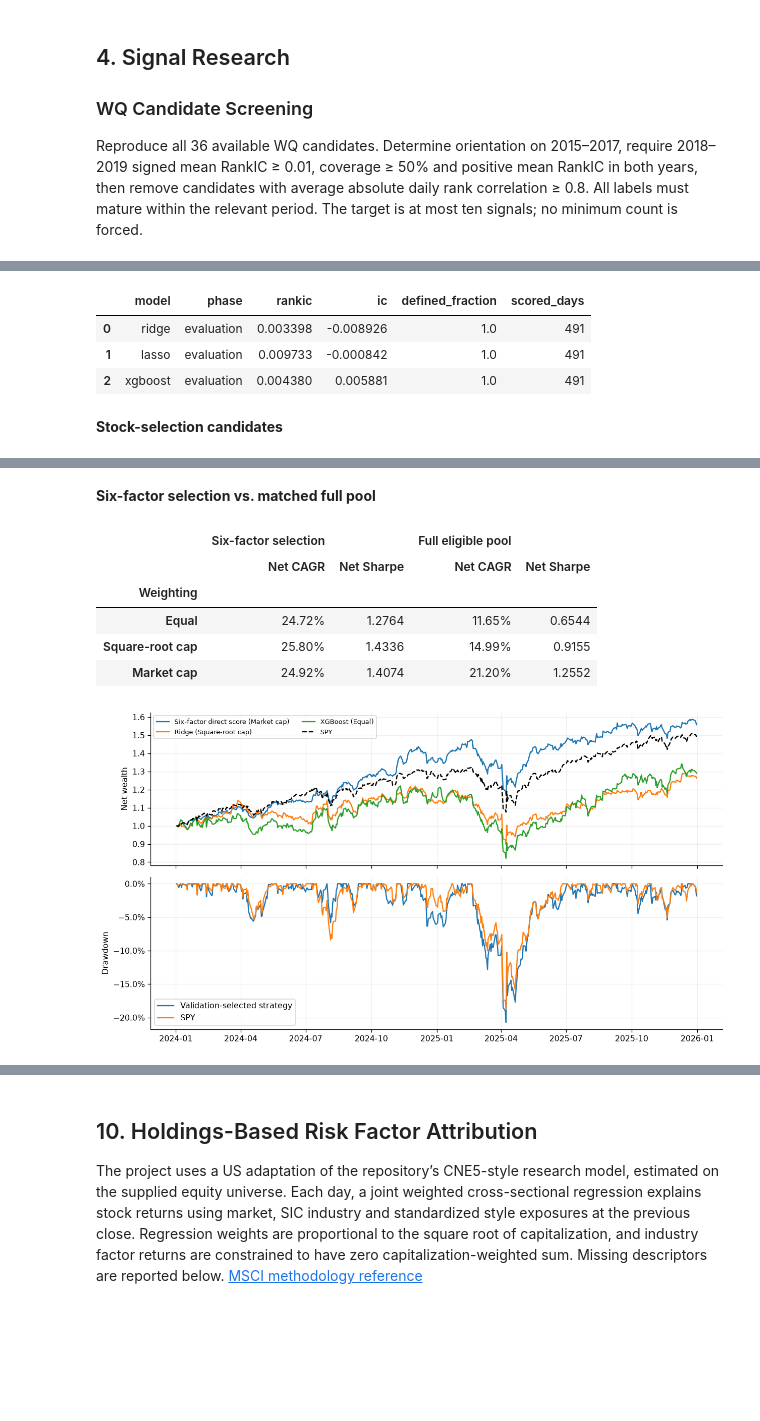
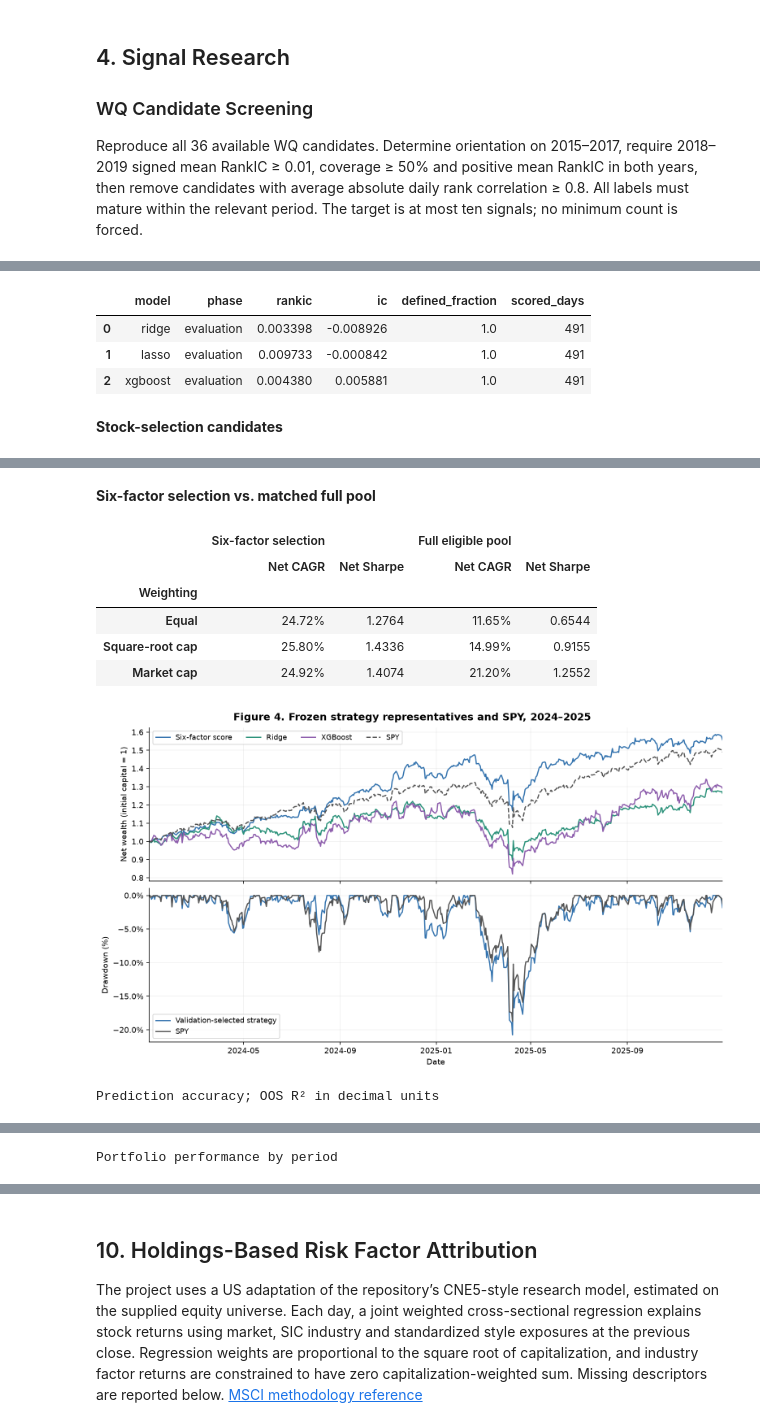
Before and after one commit to jiarui22/dsa5205_project2, a Jupyter notebook: notebooks/Equity_Strategy_Research.ipynb, the cells around one changed output, grey strips where cells are left out. Saved outputs shown, nothing was run; the diff lists cells and outputs as text; code cells hidden in the pictures; blank space fills up the shorter version.

```diff
--- a/notebooks/Equity_Strategy_Research.ipynb
+++ b/notebooks/Equity_Strategy_Research.ipynb
@@ -438,12 +530,8 @@ def daily(case,phase='evaluation'):
 summary=pd.read_csv(study.out/'portfolio_summary.csv');ev=summary.query("phase=='evaluation'").set_index('case')
 show_portfolio_tables(ev.reset_index())
 ref=daily(selection['selected_case']);dates=pd.to_datetime(ref.index)
-fig,axes=plt.subplots(2,1,figsize=(11,6),sharex=True)
-for model, case in frozen_cases.items():
-    axes[0].plot(dates, daily(case).net_nav, label=f'{model_names[model]} ({case_labels[case][1]})')
-spy=(1+ref.benchmark_return).cumprod();axes[0].plot(dates,spy,'k--',label='SPY');axes[0].legend(ncol=2,fontsize=8);axes[0].set_ylabel('Net wealth')
-for nav,name in [(ref.net_nav,'Validation-selected strategy'),(spy,'SPY')]:axes[1].plot(dates,nav/np.maximum(1,nav.cummax())-1,label=name)
-axes[1].yaxis.set_major_formatter(PercentFormatter(1));axes[1].set_ylabel('Drawdown');axes[1].legend();fig.tight_layout();plt.show()
+plot_wealth(daily, selection)
+plt.show()
 # Map the direct rank score to return units using past data only.
 learners.fundamental_prediction_r2()
 # Align forecast and portfolio metrics to the same period labels.
@@ -456,7 +544,7 @@ r2 = pd.concat([
 ], ignore_index=True)
 r2.loc[r2.phase.eq('validation'), 'period'] = period_order[0]
 r2['period'] = r2.period.replace('Full period', period_order[-1])
-display(r2)
+display(format_table(r2, 'Prediction accuracy; OOS R² in decimal units'))
 
 period_rows = []
 portfolio_labels = {
@@ -484,37 +572,8 @@ for phase in ('validation', 'evaluation'):
                 'sharpe': series.mean() / volatility * np.sqrt(252) if volatility > 0 else np.nan,
             })
 period_metrics = pd.DataFrame(period_rows)
-display(period_metrics)
+display(format_table(period_metrics, 'Portfolio performance by period'))
 
-palette = {'fundamental': '#3574af', 'ridge': '#2b927a', 'lasso': '#ba8060',
-           'xgboost': '#8e5ead', 'SPY': '#555555'}
-score_colors = {model_names[model]: palette[model] for model in model_names}
-portfolio_colors = {portfolio_labels[case]: palette[model] for model, case in frozen_cases.items()}
-portfolio_colors['SPY'] = palette['SPY']
-prediction_view = r2.assign(label=r2.model.map(model_names)).pivot(
-    index='period', columns='label', values='oos_r2').reindex(period_order)
-portfolio_view = period_metrics.assign(label=period_metrics.case.map(portfolio_labels))
-fig, grid = plt.subplots(2, 2, figsize=(13, 8))
-axes = grid.ravel()
-prediction_view.plot.bar(ax=axes[0], color=score_colors, width=.76)
-axes[0].set_title('Prediction OOS R²')
-for metric, title, ax in zip(
-    ('annual_return', 'sharpe', 'max_drawdown'),
-    ('Net CAGR', 'Net Sharpe', 'Max drawdown'),
-    axes[1:],
-):
-    values = portfolio_view.pivot(index='period', columns='label', values=metric).reindex(period_order)
-    values.plot.bar(ax=ax, color=portfolio_colors, width=.76)
-    ax.set_title(title)
-for ax in axes:
-    ax.axhline(0, color='black', linewidth=.8)
-    ax.set_xlabel('')
-    ax.tick_params(axis='x', rotation=0, labelsize=8)
-    ax.legend(fontsize=8)
-axes[1].yaxis.set_major_formatter(PercentFormatter(1))
-axes[3].yaxis.set_major_formatter(PercentFormatter(1))
-axes[2].get_legend().remove()
-axes[3].get_legend().remove()
-fig.tight_layout()
+plot_periods(r2, period_metrics, selection)
 plt.show()
 # %% [output]
@@ -534,32 +593,33 @@ plt.show()
 {"stage": "fit_complete", "model": "xgboost", "half": "2025H2", "params": "{\"max_depth\": 4, \"learning_rate\": 0.08, \"reg_lambda\": 1.0, \"feature_set\": \"combined\"}", "samples": 2660868, "traini ...
 {"stage": "final_portfolio", "case": "ml_xgboost_equal", "phase": "evaluation", "CAGR": 0.13659306109323133}
 {"stage": "final_portfolio", "case": "ml_xgboost", "phase": "evaluation", "CAGR": 0.12329748167851617}
 {"stage": "final_portfolio", "case": "ml_xgboost_cap", "phase": "evaluation", "CAGR": 0.12607099101408514}
 |  | model | phase | rankic | ic | defined_fraction | scored_days |
 | 0 | ridge | evaluation | 0.003398 | -0.008926 | 1.0 | 491 |
 | 1 | lasso | evaluation | 0.009733 | -0.000842 | 1.0 | 491 |
 | 2 | xgboost | evaluation | 0.004380 | 0.005881 | 1.0 | 491 |
 **Stock-selection candidates**
 |  |  | Net CAGR | Annual volatility | Net Sharpe | Max drawdown | Mean daily turnover | Mean cash |
 | Score | Weighting |  |  |  |  |  |  |
 | Six-factor direct score | Equal | 24.72% | 18.67% | 1.2764 | -20.87% | 1.08% | 0.44% |
 |  | Square-root cap | 25.80% | 17.02% | 1.4336 | -20.78% | 0.92% | 0.42% |
 |  | Market cap | 24.92% | 16.81% | 1.4074 | -20.76% | 0.92% | 0.41% |
 | Ridge | Equal | 9.55% | 22.23% | 0.5210 | -29.71% | 5.81% | 0.45% |
 |  | Square-root cap | 12.46% | 20.81% | 0.6680 | -26.60% | 6.35% | 0.43% |
 |  | Market cap | 13.45% | 20.74% | 0.7120 | -26.60% | 6.54% | 0.43% |
 | Lasso | Equal | 9.72% | 23.28% | 0.5144 | -25.03% | 0.73% | 0.52% |
 |  | Square-root cap | 11.29% | 19.16% | 0.6538 | -19.97% | 0.53% | 0.47% |
 |  | Market cap | 11.29% | 18.66% | 0.6660 | -19.05% | 0.52% | 0.45% |
 | XGBoost | Equal | 13.66% | 26.29% | 0.6180 | -32.74% | 5.41% | 0.63% |
 |  | Square-root cap | 12.33% | 25.11% | 0.5881 | -31.01% | 5.88% | 0.56% |
 |  | Market cap | 12.61% | 24.91% | 0.6007 | -30.81% | 6.03% | 0.52% |
 **Six-factor selection vs. matched full pool**
 |  | Six-factor selection |  | Full eligible pool |  |
 |  | Net CAGR | Net Sharpe | Net CAGR | Net Sharpe |
 | Weighting |  |  |  |  |
 | Equal | 24.72% | 1.2764 | 11.65% | 0.6544 |
 | Square-root cap | 25.80% | 1.4336 | 14.99% | 0.9155 |
 | Market cap | 24.92% | 1.4074 | 21.20% | 1.2552 |
-[figure, old version]
+[figure, new version]
+Prediction accuracy; OOS R² in decimal units
 |  | period | pairs | model_sse | benchmark_sse | oos_r2 | model | phase |
@@ -582 +642,2 @@ plt.show()
+Portfolio performance by period
 |  | period | case | sessions | annual_return | annual_volatility | max_drawdown | sharpe |
```
Also changed, not shown: parts of 24 cells of this notebook, 6 other files.
